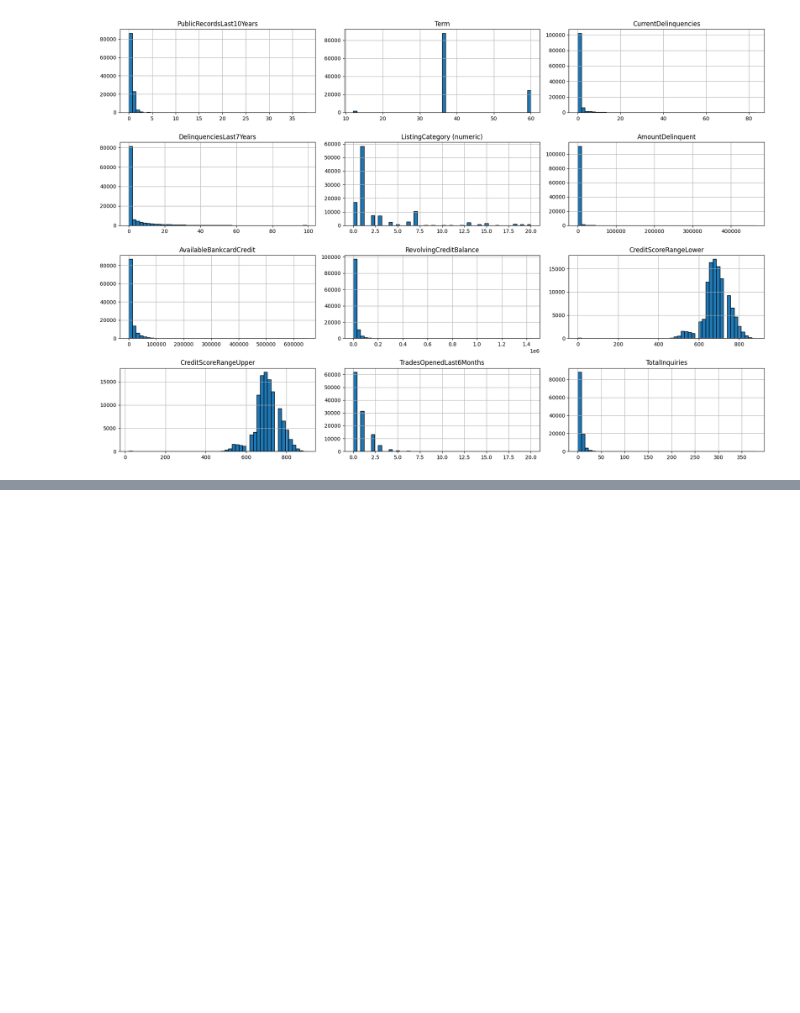
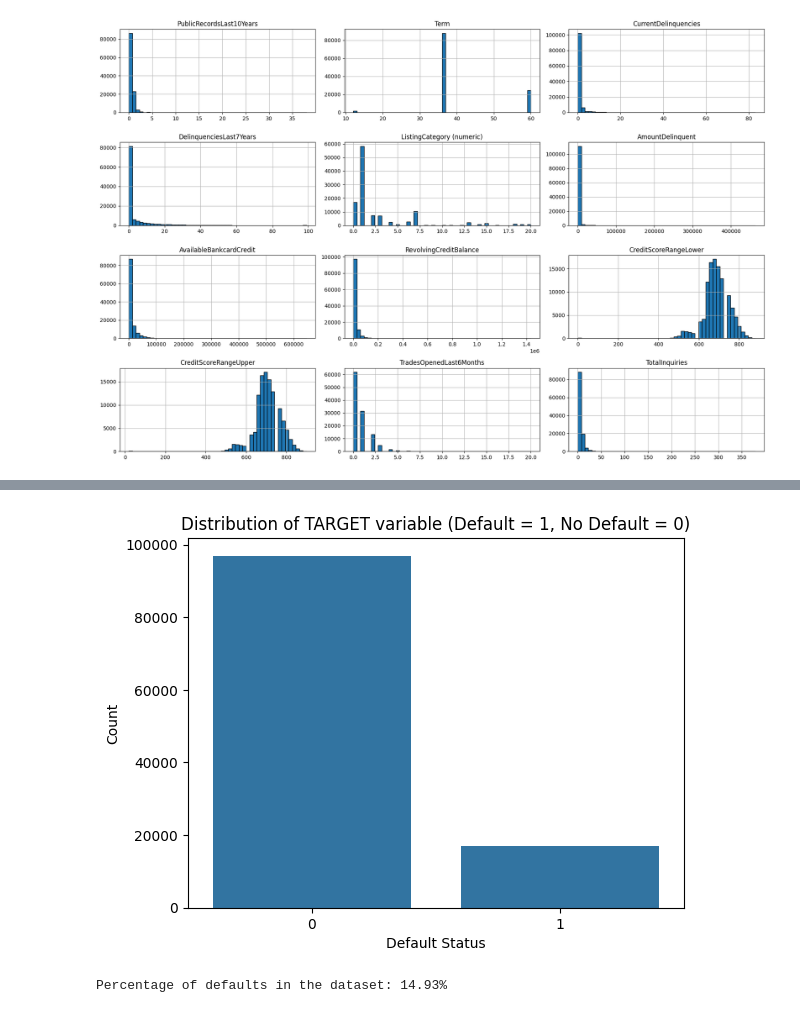
Before and after one commit to celiajimenezreal/tfm-credit-risk-audit, a Jupyter notebook: notebooks/01_eda_preprocessing.ipynb, the cells around one changed output, grey strips where cells are left out. Cells and saved outputs as stored; diff of their text form; code cells hidden in the pictures; blank space fills up the shorter version.

```diff
--- a/notebooks/01_eda_preprocessing.ipynb
+++ b/notebooks/01_eda_preprocessing.ipynb
@@ -384,0 +548,5 @@ pp.plot_multiple_distributions(df, top_outlier_cols, bins=50, n_cols=3, figsize=
+# %%
+date_vars = ['ListingCreationDate', 'DateCreditPulled',
+             'FirstRecordedCreditLine', 'LoanOriginationDate']
+
+df = pp.extract_date_features(df, date_vars)
@@ -384,0 +570,14 @@ pp.plot_multiple_distributions(df, top_outlier_cols, bins=50, n_cols=3, figsize=
+# %%
+# Variables with natural order
+ordinal_vars = ['ProsperRating (Alpha)', 'IncomeRange', 'Term']
+
+# Update list of categoricals
+num_cols, cat_cols = pp.get_numerical_and_categorical_columns(df)
+# Remove LoanStatus as it will be used as target
+cat_cols = [col for col in cat_cols if col != 'LoanStatus']
+
+# One-hot variables = all categoricals minus the ordinal ones
+onehot_vars = [col for col in cat_cols if col not in ordinal_vars]
+
+print("Ordinal variables:", ordinal_vars)
+print("One-hot variables:", onehot_vars)
@@ -384,0 +587,2 @@ pp.plot_multiple_distributions(df, top_outlier_cols, bins=50, n_cols=3, figsize=
+# %%
+df = pp.encode_mixed_categoricals(df, ordinal_vars, onehot_vars)
@@ -384,0 +631,6 @@ pp.plot_multiple_distributions(df, top_outlier_cols, bins=50, n_cols=3, figsize=
+# %%
+default_statuses = ['Chargedoff', 'Defaulted']
+
+df['TARGET'] = df['LoanStatus'].apply(lambda x: 1 if x in default_statuses else 0)
+
+print("Default rate in the dataset:", df['TARGET'].mean())
@@ -384,0 +643,20 @@ pp.plot_multiple_distributions(df, top_outlier_cols, bins=50, n_cols=3, figsize=
+# %%
+# Drop LoanStatus since it's now encoded in TARGET
+df.drop(columns=['LoanStatus'], inplace=True)
+
+# Check target distribution
+import seaborn as sns
+import matplotlib.pyplot as plt
+
+sns.countplot(x='TARGET', data=df)
+plt.title('Distribution of TARGET variable (Default = 1, No Default = 0)')
+plt.xlabel('Default Status')
+plt.ylabel('Count')
+plt.show()
+
+# Print percentage of defaults
+default_percentage = df['TARGET'].mean() * 100
+print(f"Percentage of defaults in the dataset: {default_percentage:.2f}%")
+# %% [output]
+[figure, added]
+Percentage of defaults in the dataset: 14.93%
```
Also changed, not shown: parts of 31 cells of this notebook, 2 other files.
